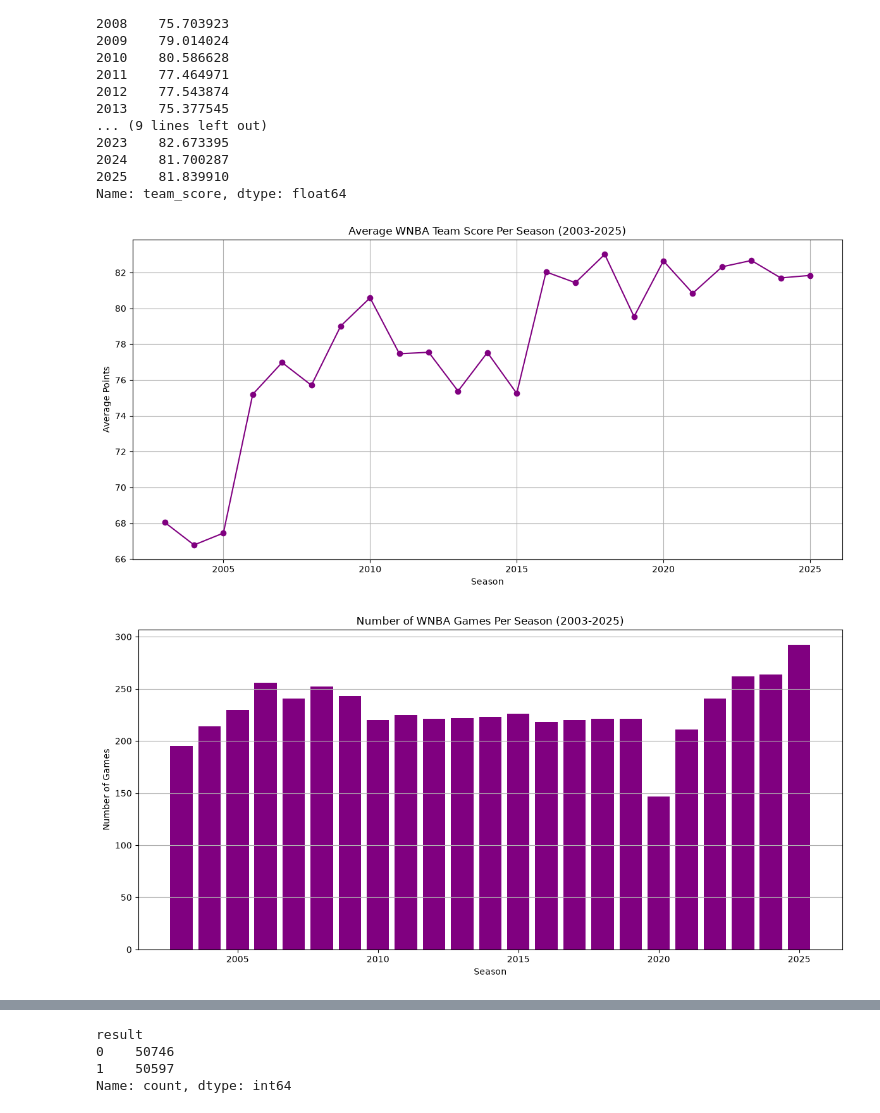
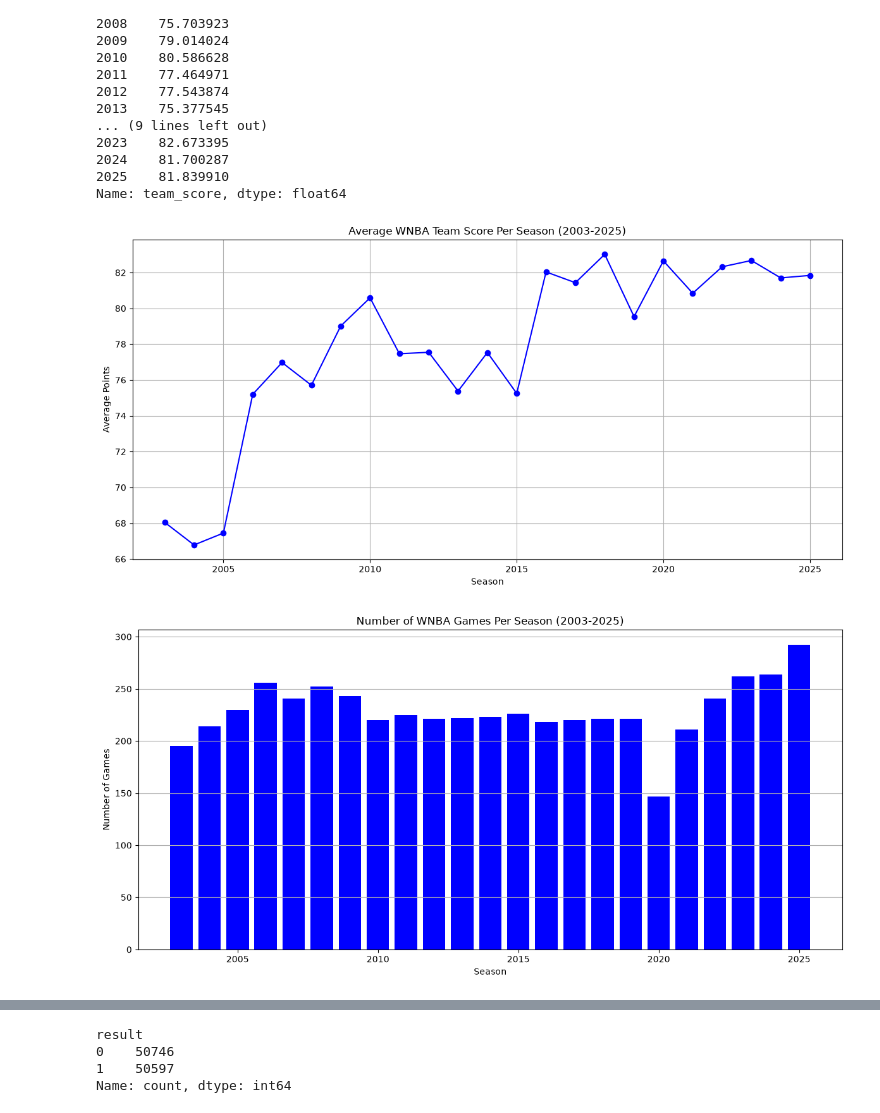
Before and after one commit to SavannahS18/WNBA-data-analysis, a Jupyter notebook: WNBA_Dataset.ipynb, the cells around one changed output, grey strips where cells are left out. Saved outputs shown, nothing was run; the diff lists cells and outputs as text; code cells hidden in the pictures.

```diff
--- a/WNBA_Dataset.ipynb
+++ b/WNBA_Dataset.ipynb
@@ -3,4 +3,5 @@ import pandas as pd
 import matplotlib.pyplot as plt
 import seaborn as sns
 # %%
-df = pd.read_csv('wnba_player_and_team_stats_2003-2025.csv')
+df = pd.read_csv('wnba_player_and_team_stats_2003-2025.csv', low_memory=False)
+df.head()
@@ -112,7 +98,7 @@ import matplotlib.pyplot as plt
 season_scores = df.groupby('season')['team_score'].mean()
 
 plt.figure(figsize=(12,6))
-plt.plot(season_scores.index, season_scores.values, marker='o', color='purple')
+plt.plot(season_scores.index, season_scores.values, marker='o', color='blue')
 plt.title('Average WNBA Team Score Per Season (2003-2025)')
 plt.xlabel('Season')
 plt.ylabel('Average Points')
@@ -120,17 +106,17 @@ plt.grid(True)
 plt.tight_layout()
 plt.show()
 # %% [output]
-[figure, old version]
+[figure, new version]
 # %%
 season_games = df.groupby('season')['game_id'].nunique()
 
 plt.figure(figsize=(12,6))
-plt.bar(season_games.index, season_games.values, color='purple')
+plt.bar(season_games.index, season_games.values, color='blue')
 plt.title('Number of WNBA Games Per Season (2003-2025)')
 plt.xlabel('Season')
 plt.ylabel('Number of Games')
 plt.grid(axis='y')
 plt.tight_layout()
 plt.show()
 # %% [output]
-[figure, old version]
+[figure, new version]
```
Also changed, not shown: parts of 10 cells of this notebook, 5 other files.
